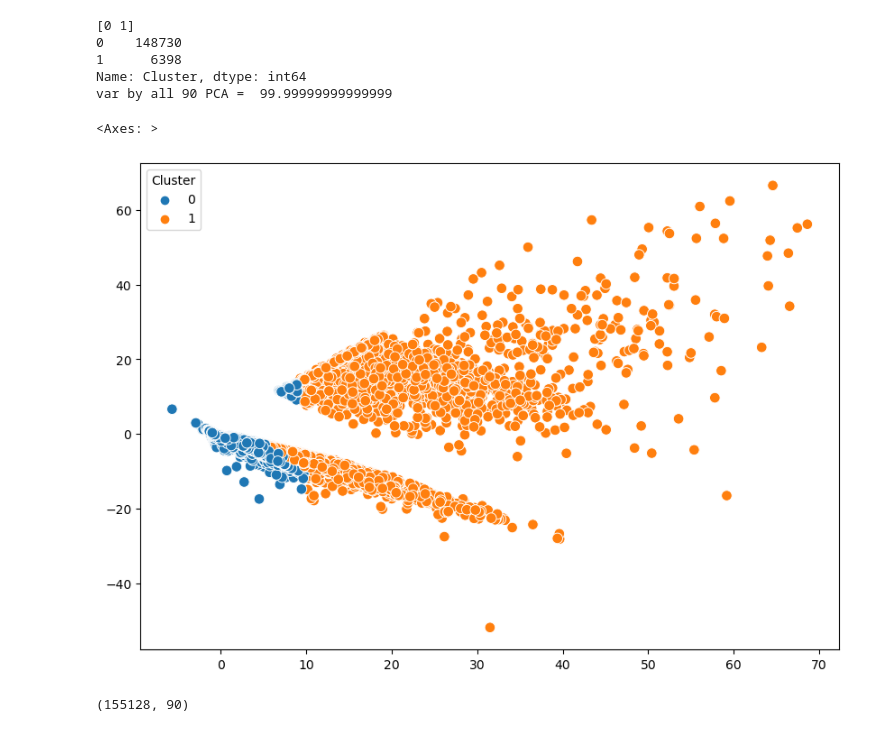
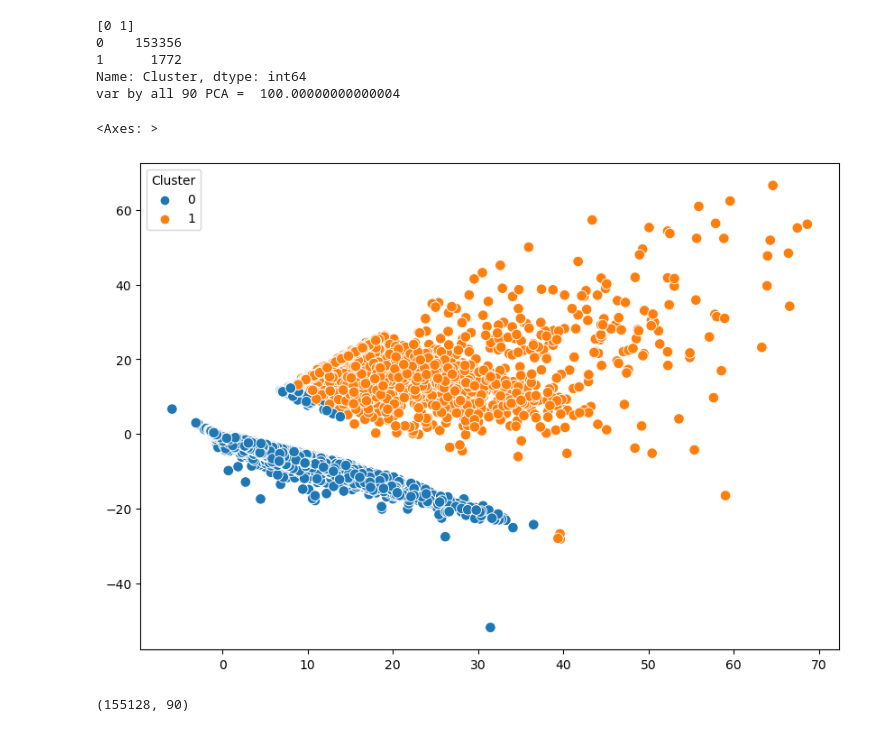
Before and after one commit to Stavsabag/MyProject, a Jupyter notebook: Clustering.ipynb, the cells around one changed output. Cells and saved outputs as stored; diff of their text form; code cells hidden in the pictures.

```diff
--- a/Clustering.ipynb
+++ b/Clustering.ipynb
@@ -1,5 +1,5 @@
 # %%
-#clustering KMeans
+#clustering KMeans######################################3
 import pandas as pd
 from sklearn.cluster import KMeans
 from sklearn.preprocessing import StandardScaler
@@ -14,7 +14,7 @@ warnings.filterwarnings("ignore")
 
 df = pd.read_csv('processed_data.csv')
 
-X = df.iloc[:, 1:].values
+X = df.iloc[:, 1:-1].values
 scaler = StandardScaler(); X = scaler.fit_transform(X)
 
 num_clusters = 2
@@ -26,38 +26,38 @@ df['Cluster'] = labels
 
 #df.to_csv('data.csv', index=False)
 
 
 unique_values = df['Cluster'].unique()
 print(unique_values)
 
 value_counts = df['Cluster'].value_counts()
 print(value_counts)
 
 #class_3_observations = df[df['Cluster'] == 3]
 #print(class_3_observations)
 
-pca_90 = PCA(n_components = 90, random_state=5)
+pca_90 = PCA(n_components = 89, random_state=5)
 pca_90.fit(X)
 X_pca_90 = pca_90.transform(X)
 
 print('var by all 90 PCA = ', sum(pca_90.explained_variance_ratio_*100))
 
 
 pca_2 = PCA(n_components = 2, random_state=5)
 pca_2.fit(X)
 X_pca_2 = pca_2.transform(X)
 
 
 plt.figure(figsize=(10,7))
 sns.scatterplot(x=X_pca_2[:,0],y=X_pca_2[:,1],s=70,hue=df['Cluster'])
 # %% [output]
 [0 1]
-0    148730
-1      6398
+0    153356
+1      1772
 Name: Cluster, dtype: int64
-var by all 90 PCA =  99.99999999999999
+var by all 90 PCA =  100.00000000000004
 <Axes: >
-[figure, old version]
+[figure, new version]
 # %%
 X.shape
 # %% [output]
```
Also changed, not shown: parts of 2 cells of this notebook.
